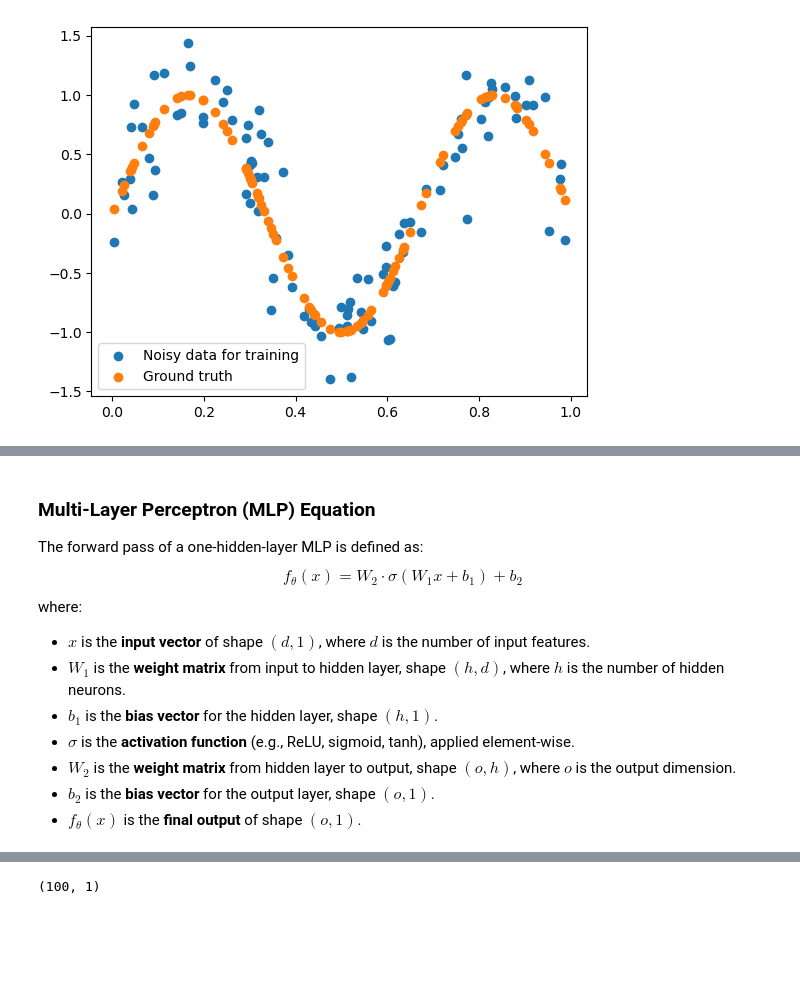
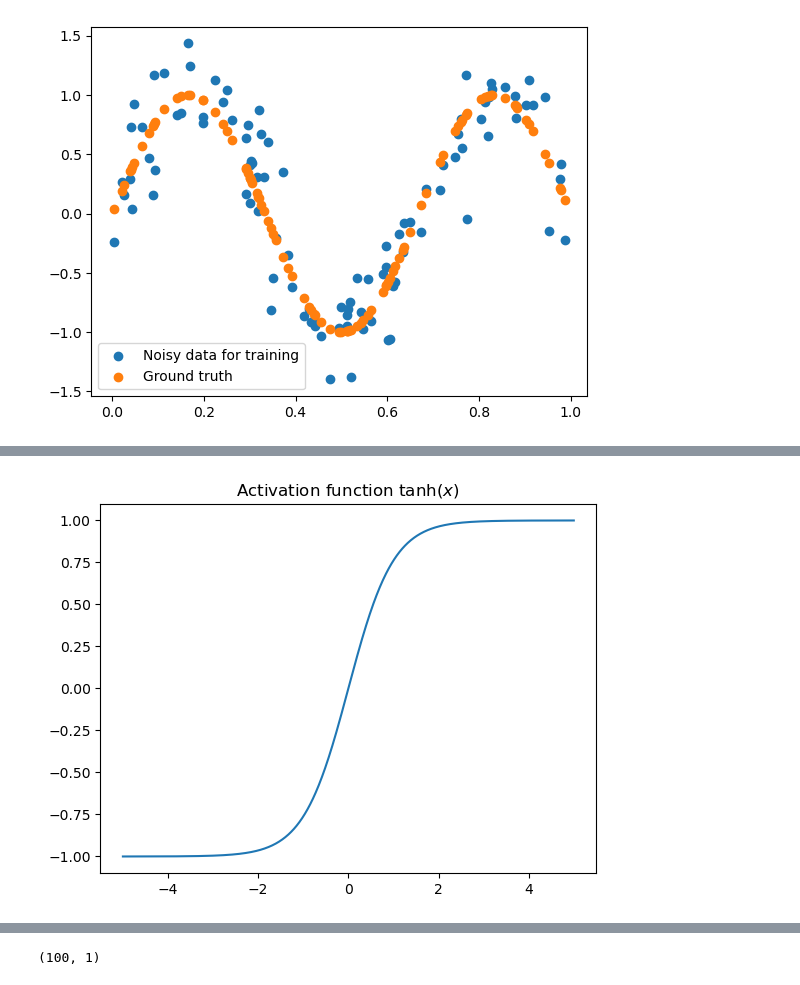
Before and after one commit to HoffOskar/ML_From_Scratch, a Jupyter notebook: Regression/MLP.ipynb, the cells around one changed output, grey strips where cells are left out. Cells and saved outputs as stored; diff of their text form; code cells hidden in the pictures; blank space fills up the shorter version.

```diff
--- a/Regression/MLP.ipynb
+++ b/Regression/MLP.ipynb
@@ -64,16 +89,8 @@ plt.show()
-# %% [markdown]
-### Multi-Layer Perceptron (MLP) Equation
-
-The forward pass of a one-hidden-layer MLP is defined as:
-$$
-f_{\theta}(x) = W_2 \cdot \sigma(W_1 x + b_1) + b_2
-$$
-where:
-
-- $ x $ is the **input vector** of shape $ (d, 1) $, where $ d $ is the number of input features.
-- $ W_1 $ is the **weight matrix** from input to hidden layer, shape $ (h, d) $, where $ h $ is the number of hidden neurons.
-- $ b_1 $ is the **bias vector** for the hidden layer, shape $ (h, 1) $.
-- $ \sigma $ is the **activation function** (e.g., ReLU, sigmoid, tanh), applied element-wise.
-- $ W_2 $ is the **weight matrix** from hidden layer to output, shape $ (o, h) $, where $ o $ is the output dimension.
-- $ b_2 $ is the **bias vector** for the output layer, shape $ (o, 1) $.
-- $ f_{\theta}(x) $ is the **final output** of shape $ (o, 1) $.
+# %%
+### Plot tanh
+x_tanh = np.linspace(-5, 5, 1000)[:, None]
+plt.plot(x_tanh, np.tanh(x_tanh))
+plt.title(r"Activation function $\tanh(x)$")
+plt.show()
+# %% [output]
+[figure, added]
```
Also changed, not shown: parts of 2 cells of this notebook, 1 other file.
